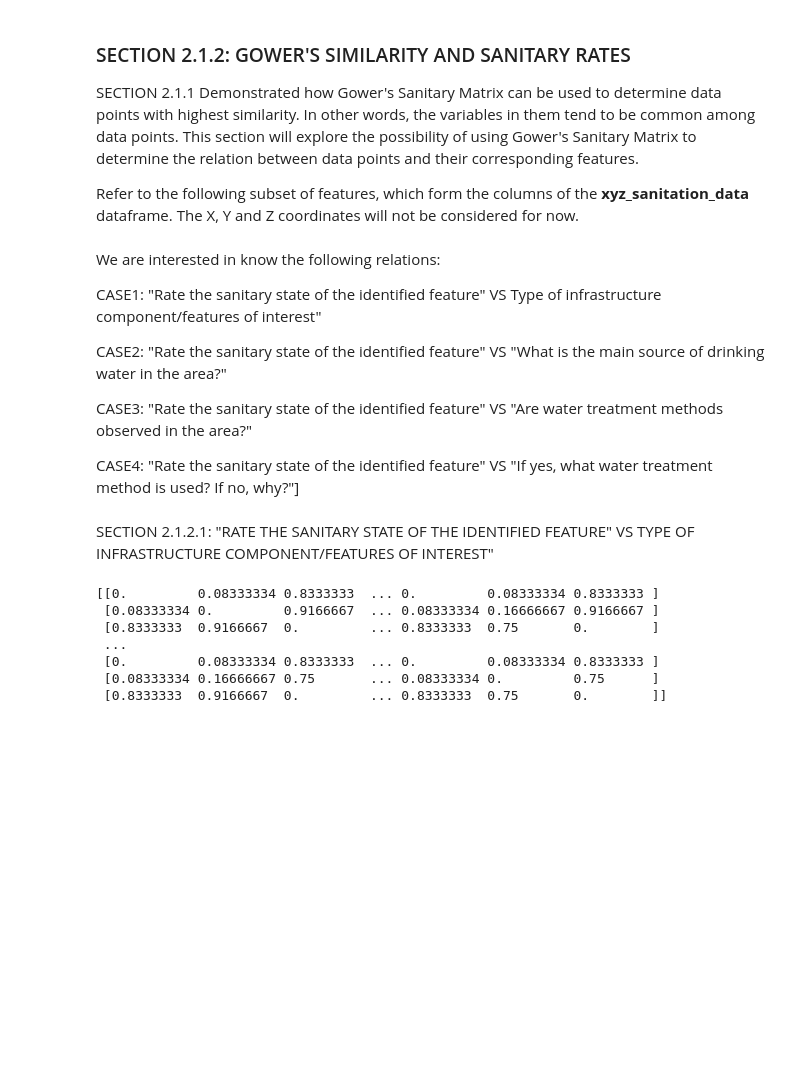
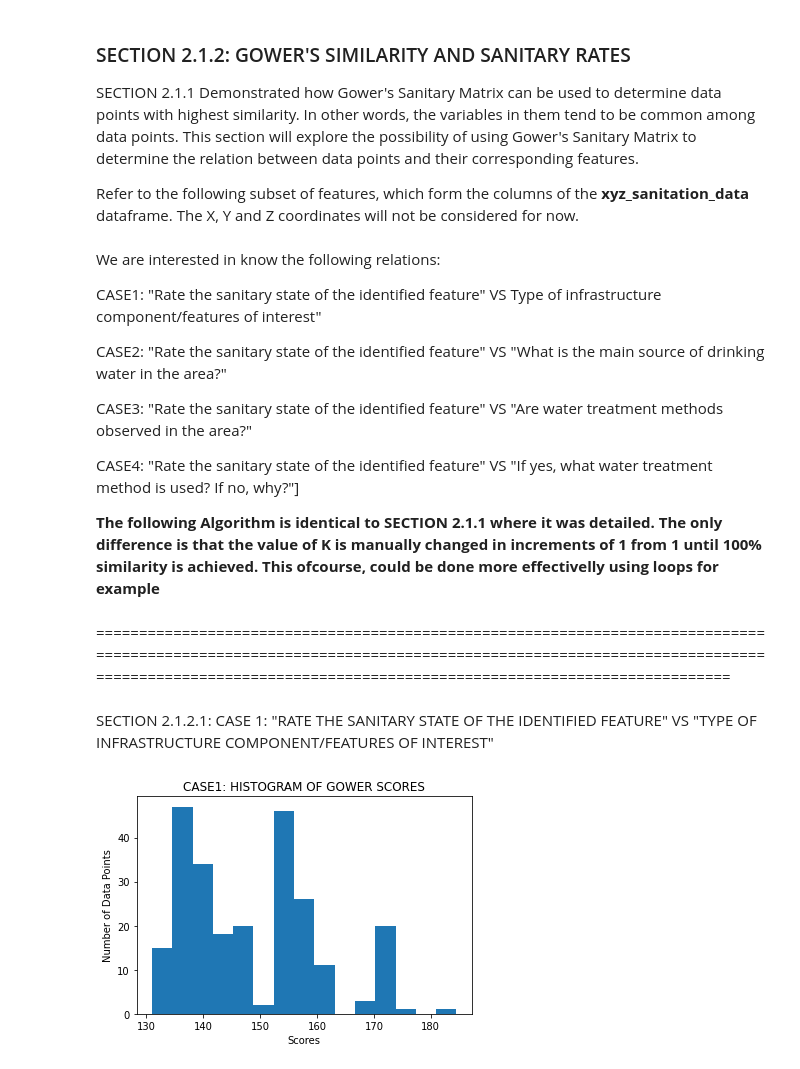
Before and after one commit to ruslanmasinjila/-CHOLERA-HYPER-SURVEILLANCE, a Jupyter notebook: cholera_hyper_surveillance.ipynb, the cells around one changed output. Cells and saved outputs as stored; diff of their text form; code cells hidden in the pictures; blank space fills up the shorter version.

Commit message:
Started Working on CASE3

```diff
--- a/cholera_hyper_surveillance.ipynb
+++ b/cholera_hyper_surveillance.ipynb
@@ -494,18 +492,25 @@ CASE2: "Rate the sanitary state of the identified feature" VS "What is the main
 CASE3: "Rate the sanitary state of the identified feature" VS "Are water treatment methods observed in the area?"
 
 CASE4: "Rate the sanitary state of the identified feature" VS "If yes, what water treatment method is used? If no, why?"]
+
+
+**The following Algorithm is identical to SECTION 2.1.1 where it was detailed. The only difference is that the value of K is manually changed in increments of 1 from 1 until 100% similarity is achieved. This ofcourse, could be done more effectivelly using loops for example**
+# %% [markdown]
+======================================================================================================================================================================================================================================
 # %% [markdown]
-SECTION 2.1.2.1: "RATE THE SANITARY STATE OF THE IDENTIFIED FEATURE" VS TYPE OF INFRASTRUCTURE COMPONENT/FEATURES OF INTEREST"
+SECTION 2.1.2.1: CASE 1: "RATE THE SANITARY STATE OF THE IDENTIFIED FEATURE" VS "TYPE OF INFRASTRUCTURE COMPONENT/FEATURES OF INTEREST"
 # %%
 CASE1 = pd.DataFrame()
 CASE1 = x_y_z_sanitation_data[["Rate the sanitary state of the identified feature","Type of infrastructure component/features of interest"]]
 CASE1_SIMILARITY_MATRIX=gower.gower_matrix(CASE1)
-print(CASE1_SIMILARITY_MATRIX)
+CASE1_SUM_SIMILAR=np.sum(CASE1_SIMILARITY_MATRIX,axis=0)
+
+
+import matplotlib.pyplot as plt
+plt.hist(CASE1_SUM_SIMILAR, bins=15)
+plt.title('CASE1: HISTOGRAM OF GOWER SCORES')
+plt.xlabel('Scores')
+plt.ylabel('Number of Data Points')
+plt.show()
 # %% [output]
-[[0.         0.08333334 0.8333333  ... 0.         0.08333334 0.8333333 ]
- [0.08333334 0.         0.9166667  ... 0.08333334 0.16666667 0.9166667 ]
- [0.8333333  0.9166667  0.         ... 0.8333333  0.75       0.        ]
- ...
- [0.         0.08333334 0.8333333  ... 0.         0.08333334 0.8333333 ]
- [0.08333334 0.16666667 0.75       ... 0.08333334 0.         0.75      ]
- [0.8333333  0.9166667  0.         ... 0.8333333  0.75       0.        ]]
+[figure, added]
```
Also changed, not shown: parts of 7 cells of this notebook.
